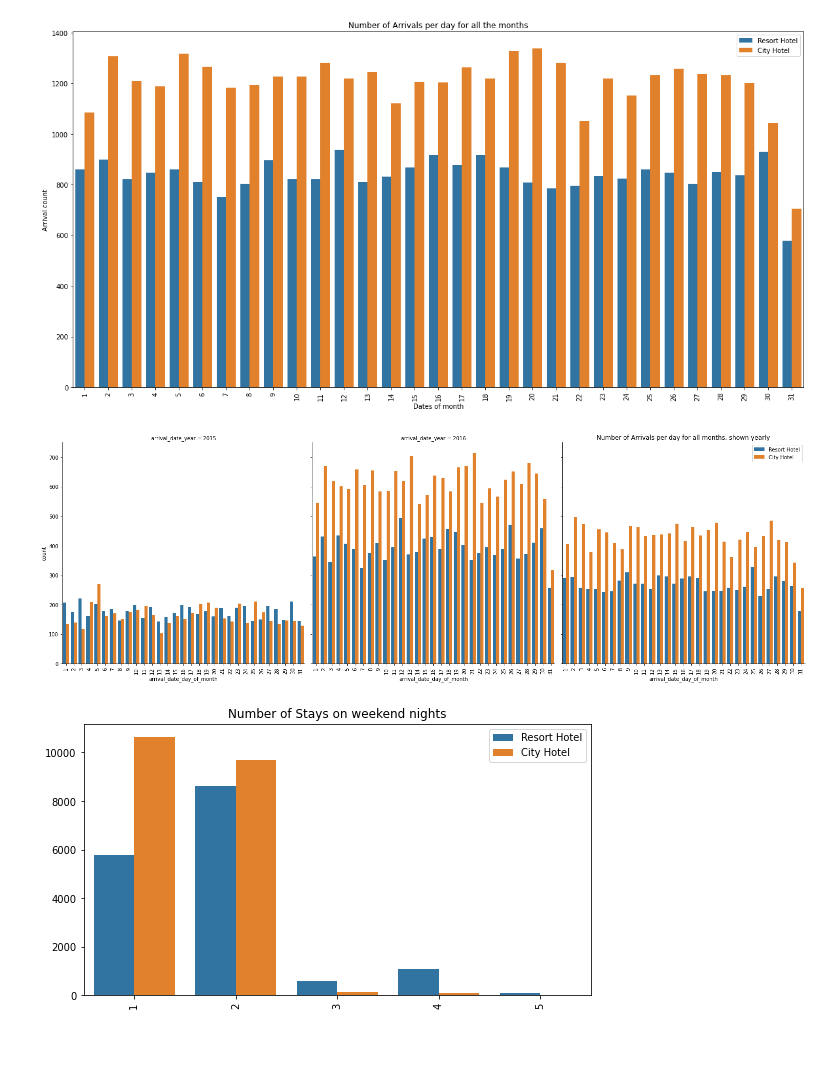
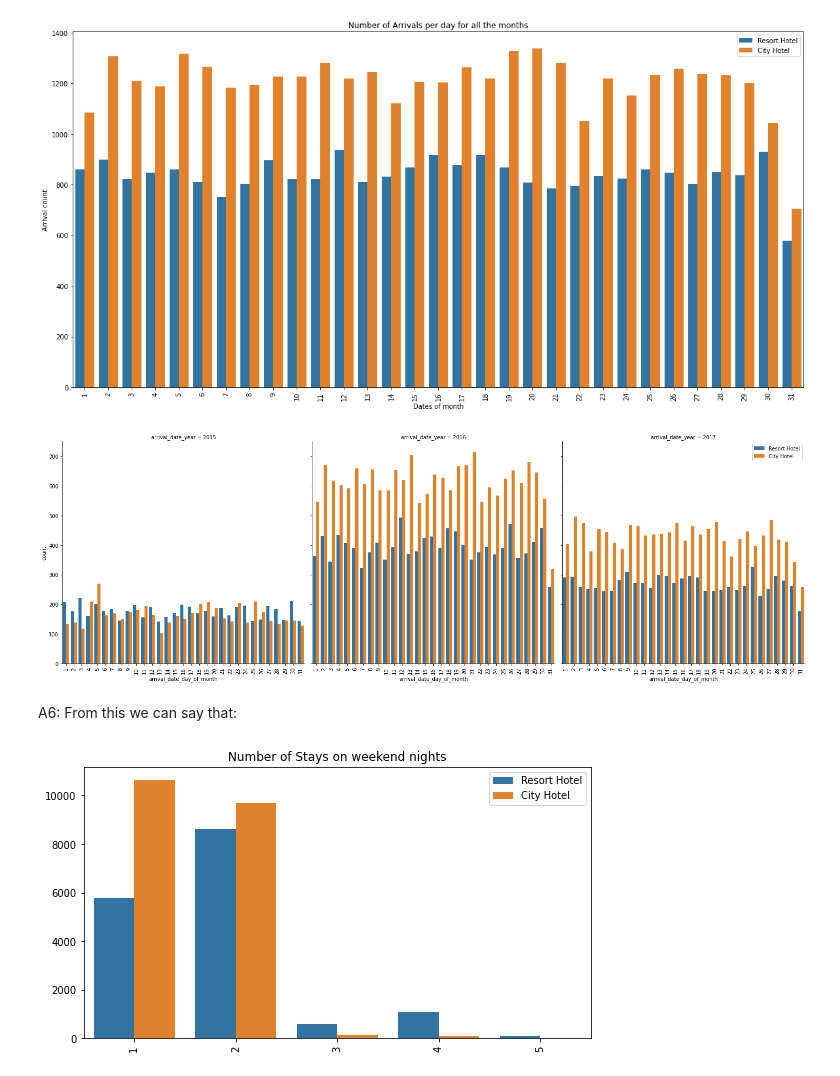
Before and after one commit to V-dit/EDA-hotel-booking-analysis, a Jupyter notebook: Hotel_Booking_Analysis_Final_File.ipynb, the cells around one changed output. Drawn from its saved outputs; the diff is of its cells as text; code cells hidden in the pictures; blank space fills up the shorter version.

```diff
--- a/Hotel_Booking_Analysis_Final_File.ipynb
+++ b/Hotel_Booking_Analysis_Final_File.ipynb
@@ -660,9 +695,15 @@ Total 4668 customers belong to some company.
 # %%
+# Analysing the monthly arrival for each year
+# Creating a list to order the months
 order_months = ['January', 'February', 'March', 'April', 'May', 'June', 'July', 'August', 'September', 'October', 'November', 'December']
+
 arrival_data = df[['hotel', 'arrival_date_year', 'arrival_date_month', 'arrival_date_week_number',
               'arrival_date_day_of_month', 'stays_in_weekend_nights', 'stays_in_week_nights']]
+
+fig = plt.rcParams['figure.figsize'] = 20,10
 plot3 = sns.catplot(x = 'arrival_date_month', hue = 'hotel', col = 'arrival_date_year',
             data = arrival_data, kind="count", height=7, aspect=1, order = order_months, legend = False)
+
 plt.legend(loc='upper right')
 
 for axes in plot3.axes.flat:
@@ -671,7 +712,12 @@ plt.tight_layout()
 # %% [output]
 [figure]
 # %%
+# Analysing the weekly arrival for each year
+# Creating a list to order the week by week number
 week_order = list(range(1,54))
+
+fig = plt.rcParams['figure.figsize'] = 20,7
+
 plot = sns.catplot(x = 'arrival_date_week_number', hue = 'hotel', col = 'arrival_date_year',col_wrap=1,
             data = arrival_data, kind="count", height=7, aspect=2.5, order = week_order, legend = False, legend_out = True, sharex=False, sharey=False)
 plt.legend(loc='upper right')
@@ -690,14 +736,16 @@ countplot(data = arrival_data, x = 'arrival_date_day_of_month', hue = 'hotel',
 # %%
 # Number of Arrivals per day for all months, shown yearly
 plot = sns.catplot(x = 'arrival_date_day_of_month', hue = 'hotel', col = 'arrival_date_year',
             data = arrival_data, kind="count", height=7, aspect=1, legend = False)
 plt.legend(loc='upper right')
-plt.title('Number of Arrivals per day for all months, shown yearly')
+
 for axes in plot.axes.flat:
     _ = axes.set_xticklabels(axes.get_xticklabels(), rotation=90)
 plt.tight_layout()
 # %% [output]
-[figure, old version]
+[figure, new version]
+# %% [markdown]
+A6: From this we can say that:
 # %%
 # To show weekend night stays vs week night stays.
 fig7 = plt.rcParams['figure.figsize'] = 20,5
```
Also changed, not shown: parts of 41 cells of this notebook.
